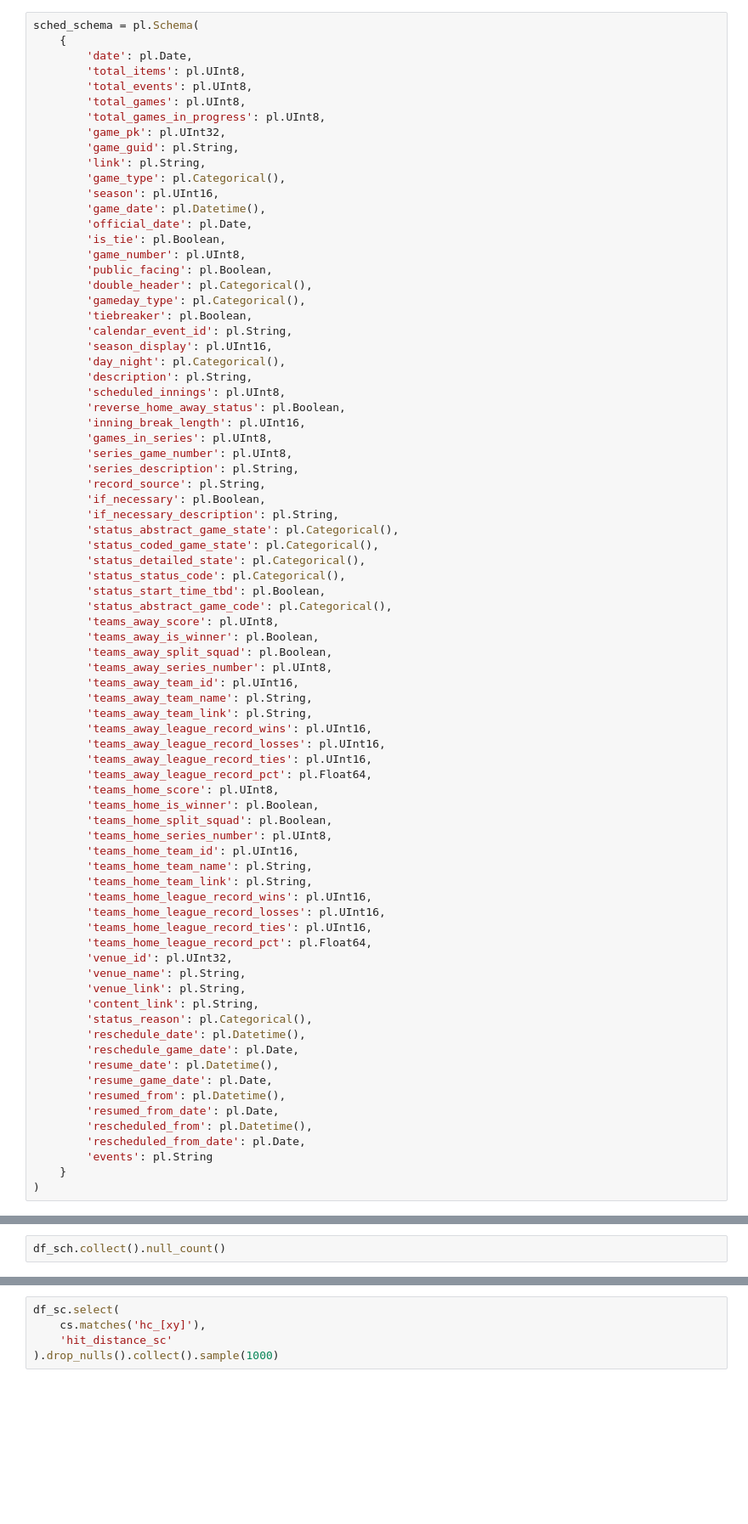
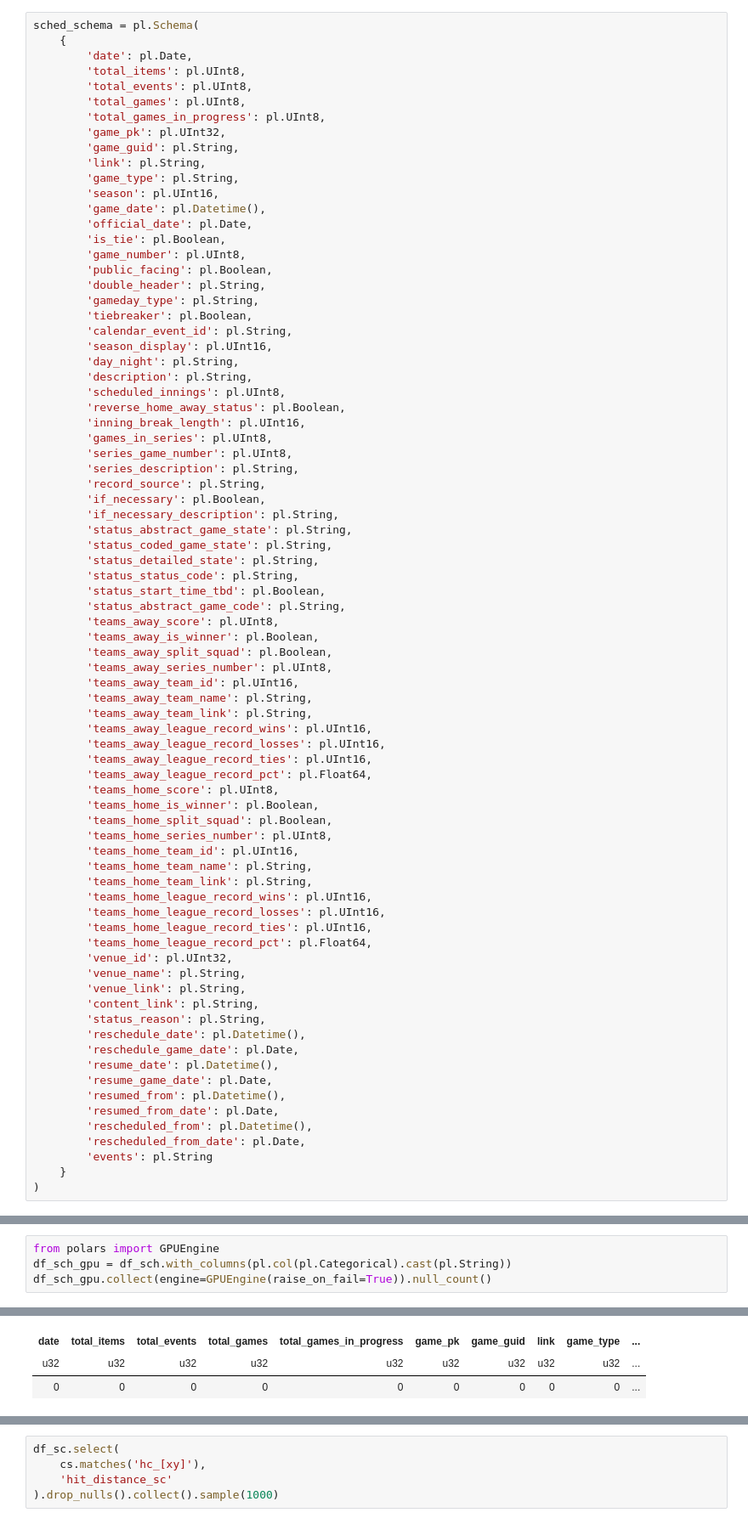
Before and after one commit to chernobylx/Saber, a Jupyter notebook: cleaning.ipynb, the cells around one changed output, grey strips where cells are left out. Shown at 85% size. Cells and saved outputs as stored; diff of their text form; blank space fills up the shorter version.

```diff
--- a/cleaning.ipynb
+++ b/cleaning.ipynb
@@ -20,19 +40,19 @@ sched_schema = pl.Schema(
         'game_pk': pl.UInt32,
         'game_guid': pl.String,
         'link': pl.String,
-        'game_type': pl.Categorical(),
+        'game_type': pl.String,
         'season': pl.UInt16,
         'game_date': pl.Datetime(),
         'official_date': pl.Date,
         'is_tie': pl.Boolean,
         'game_number': pl.UInt8,
         'public_facing': pl.Boolean,
-        'double_header': pl.Categorical(),
-        'gameday_type': pl.Categorical(),
+        'double_header': pl.String,
+        'gameday_type': pl.String,
         'tiebreaker': pl.Boolean,
         'calendar_event_id': pl.String,
         'season_display': pl.UInt16,
-        'day_night': pl.Categorical(),
+        'day_night': pl.String,
         'description': pl.String,
         'scheduled_innings': pl.UInt8,
         'reverse_home_away_status': pl.Boolean,
@@ -43,12 +63,12 @@ sched_schema = pl.Schema(
         'record_source': pl.String,
         'if_necessary': pl.Boolean,
         'if_necessary_description': pl.String,
-        'status_abstract_game_state': pl.Categorical(),
-        'status_coded_game_state': pl.Categorical(),
-        'status_detailed_state': pl.Categorical(),
-        'status_status_code': pl.Categorical(),
+        'status_abstract_game_state': pl.String,
+        'status_coded_game_state': pl.String,
+        'status_detailed_state': pl.String,
+        'status_status_code': pl.String,
         'status_start_time_tbd': pl.Boolean,
-        'status_abstract_game_code': pl.Categorical(),
+        'status_abstract_game_code': pl.String,
         'teams_away_score': pl.UInt8,
         'teams_away_is_winner': pl.Boolean,
         'teams_away_split_squad': pl.Boolean,
@@ -75,7 +95,7 @@ sched_schema = pl.Schema(
         'venue_name': pl.String,
         'venue_link': pl.String,
         'content_link': pl.String,
-        'status_reason': pl.Categorical(),
+        'status_reason': pl.String,
         'reschedule_date': pl.Datetime(),
         'reschedule_game_date': pl.Date,
         'resume_date': pl.Datetime(),
@@ -417,3 +436,6 @@ df_sch = pl.scan_csv(schedule/'clean_schedule_????.csv', schema = sched_schema)
 df_sc = pl.scan_csv(statcast/'clean_statcast_????.csv', schema = sc_schema_clean)
 # %%
-df_sch.collect().null_count()
+from polars import GPUEngine
+df_sch_gpu = df_sch.with_columns(pl.col(pl.Categorical).cast(pl.String))
+df_sch_gpu.collect(engine=GPUEngine(raise_on_fail=True)).null_count()
+# %% [output]
@@ -420,2 +443,5 @@ df_sch.collect().null_count()
+| date | total_items | total_events | total_games | total_games_in_progress | game_pk | game_guid | link | game_type | ... |
+| u32 | u32 | u32 | u32 | u32 | u32 | u32 | u32 | u32 | ... |
+| 0 | 0 | 0 | 0 | 0 | 0 | 0 | 0 | 0 | ... |
 # %%
 df_sc.describe()
```
Also changed, not shown: parts of 28 cells of this notebook.
